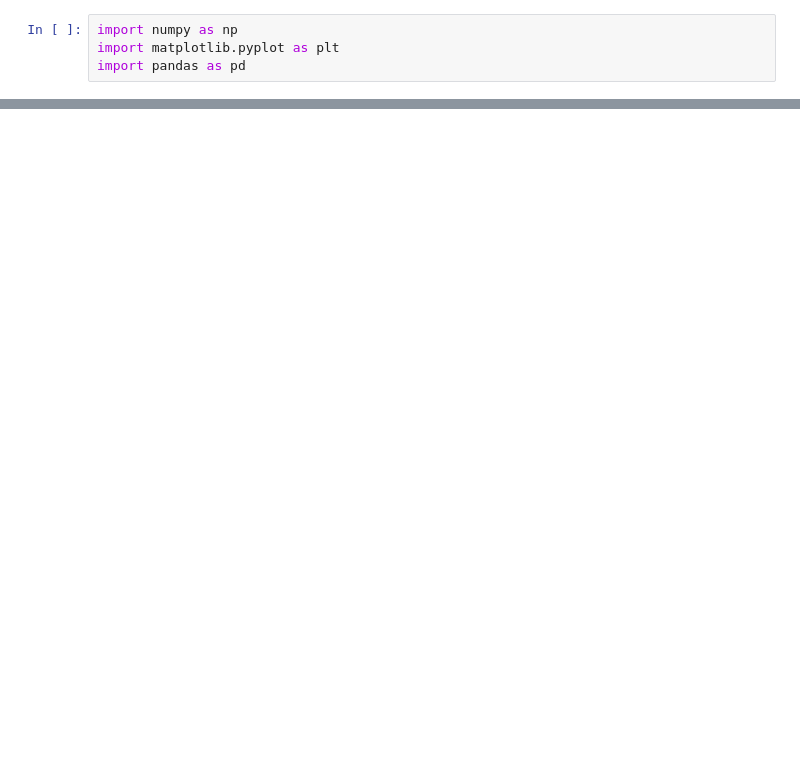
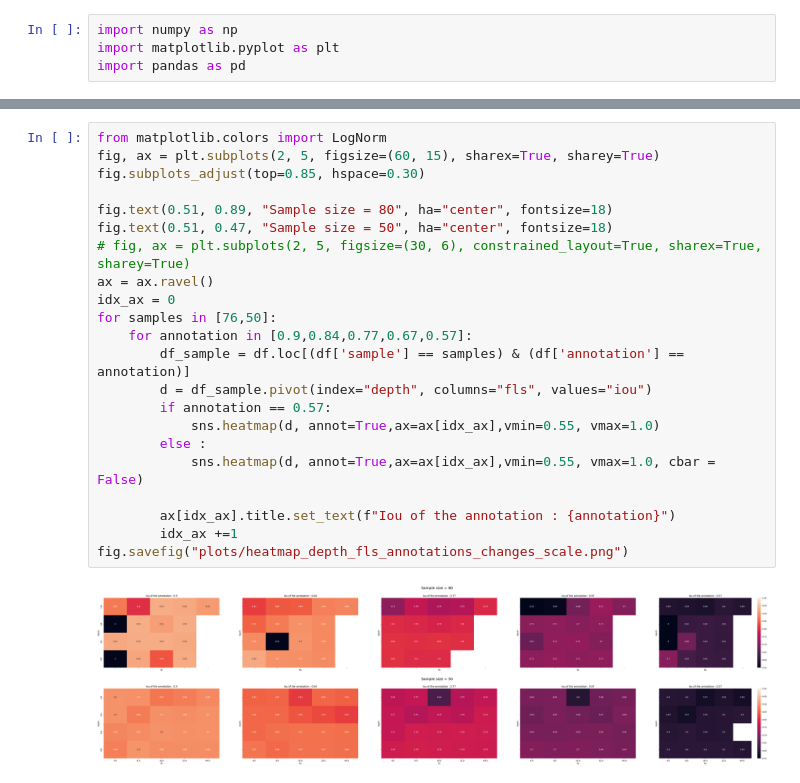
Before and after one commit to llleaa/ML-2025, a Jupyter notebook: projects/project2/plots.ipynb, the cells around one changed output, grey strips where cells are left out. Drawn from its saved outputs; the diff is of its cells as text; blank space fills up the shorter version.

```diff
--- a/projects/project2/plots.ipynb
+++ b/projects/project2/plots.ipynb
@@ -69,0 +46,24 @@ fig.savefig("plots/heatmap_depth_fls_1scale.png")
+# %%
+from matplotlib.colors import LogNorm
+fig, ax = plt.subplots(2, 5, figsize=(60, 15), sharex=True, sharey=True)
+fig.subplots_adjust(top=0.85, hspace=0.30)
+
+fig.text(0.51, 0.89, "Sample size = 80", ha="center", fontsize=18)
+fig.text(0.51, 0.47, "Sample size = 50", ha="center", fontsize=18)
+# fig, ax = plt.subplots(2, 5, figsize=(30, 6), constrained_layout=True, sharex=True, sharey=True)
+ax = ax.ravel()
+idx_ax = 0
+for samples in [76,50]:
+    for annotation in [0.9,0.84,0.77,0.67,0.57]:
+        df_sample = df.loc[(df['sample'] == samples) & (df['annotation'] == annotation)]
+        d = df_sample.pivot(index="depth", columns="fls", values="iou")
+        if annotation == 0.57:
+            sns.heatmap(d, annot=True,ax=ax[idx_ax],vmin=0.55, vmax=1.0)
+        else :
+            sns.heatmap(d, annot=True,ax=ax[idx_ax],vmin=0.55, vmax=1.0, cbar = False)
+
+        ax[idx_ax].title.set_text(f"Iou of the annotation : {annotation}")
+        idx_ax +=1
+fig.savefig("plots/heatmap_depth_fls_annotations_changes_scale.png")
+# %% [output]
+[figure, added]
```
Also changed, not shown: parts of 8 cells of this notebook, 9 other files.
